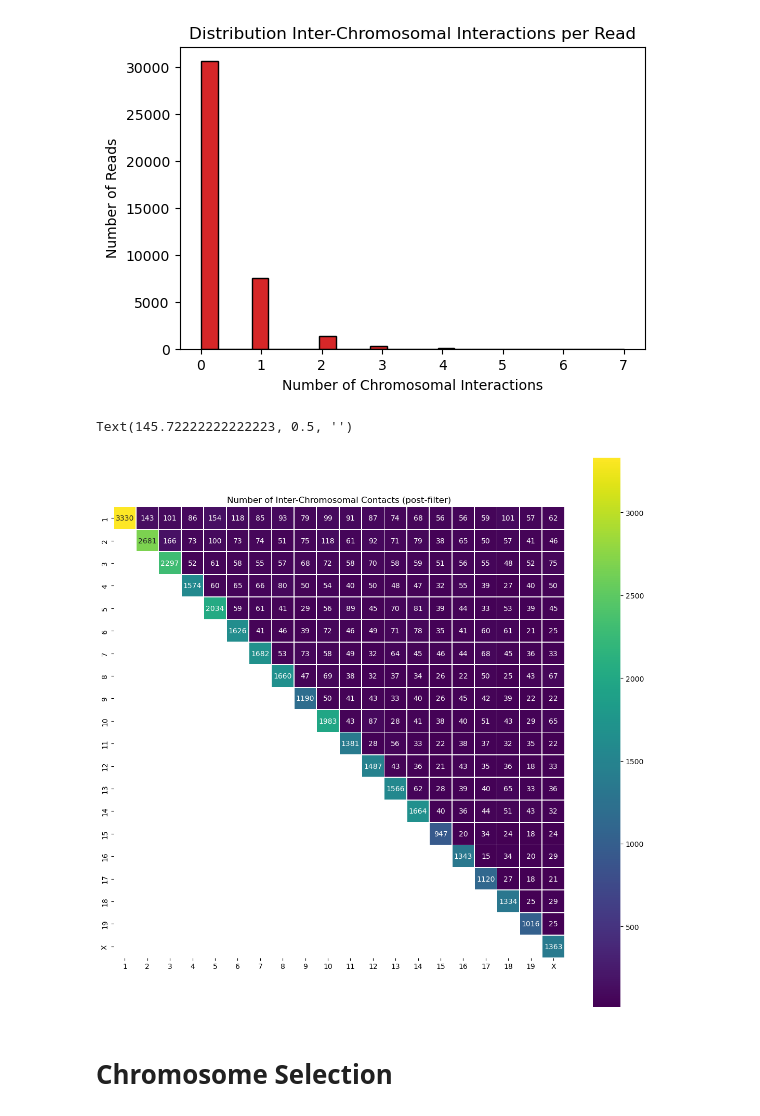
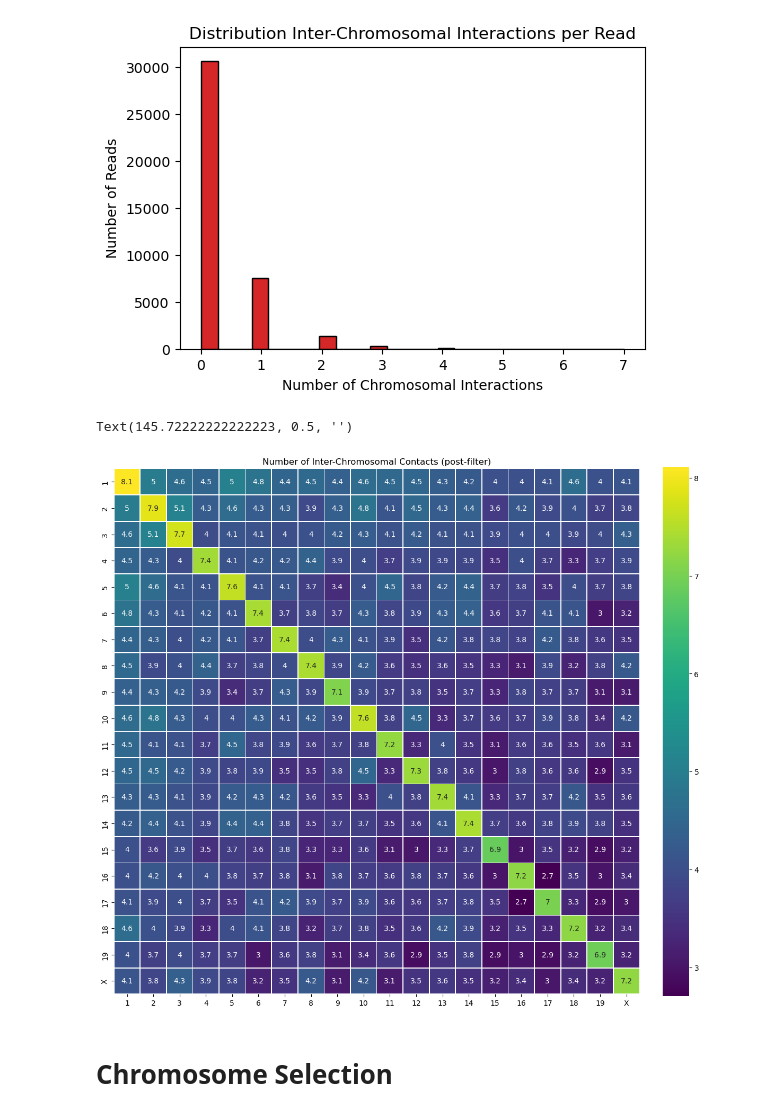
Before and after one commit to CooperStansbury/scPoreC-analysis, a Jupyter notebook: notebooks/single_chromosome_analysis.ipynb, the cells around one changed output. Cells and saved outputs as stored; diff of their text form; code cells hidden in the pictures.

Commit message:
reorganize filters and utils; clean summaries

```diff
--- a/notebooks/single_chromosome_analysis.ipynb
+++ b/notebooks/single_chromosome_analysis.ipynb
@@ -515,17 +375,8 @@ assembly
 | 20 | Y | 91455967 | CM001014.3 | NC_000087.8 | 2723414844 | 2631958877 |
 # %%
 # filter out non-chromosomal sections of the genome
-
-def chromosomalFilter(df, assembly):
-    allChromosomes = assembly['RefSeq accession'].str.strip().to_list()
-
-    mask = (df['align1_chrom'].isin(allChromosomes)) & (df['align2_chrom'].isin(allChromosomes))
-    df = df[mask].reset_index()
-    return df
-
-
 print(f"{df.shape=}")
-df = chromosomalFilter(df, assembly)
+df = filters.chromosomalFilter(df, assembly)
 currentRecords = df.shape[0]
 print(f"{df.shape=}")
 print(f"{currentRecords/totalRecords=:.4f}")
@@ -535,14 +386,8 @@ df.shape=(55040, 46)
 currentRecords/totalRecords=0.0052
 # %%
 # remove y chrom (these are male mice)
-
-def removeYChrom(df):
-    mask = (df['align1_chrom'] == 'NC_000087.8') | (df['align2_chrom'] == 'NC_000087.8')
-    df = df[~mask].reset_index(drop=True)
-    return df
-
 print(f"{df.shape=}")
-df = removeYChrom(df)
+df = filters.removeYChrom(df)
 currentRecords = df.shape[0]
 print(f"{df.shape=}")
 print(f"{currentRecords/totalRecords=:.4f}")
@@ -610,8 +469,9 @@ def genomeWideBins(df, assembly, scale=1000000):
     return df, bins
 
 
-
-df, genomeBins = genomeWideBins(df, assembly)
+scale=1000000 # 1MB
+# scale=10000000 # 10MB
+df, genomeBins = genomeWideBins(df, assembly, scale)
 print('genome-wide binning done.')
 # %% [output]
 genome-wide binning done.
@@ -746,8 +609,6 @@ Text(0, 0.5, 'Number of Reads')
 [figure]
 # %%
 grped = df.groupby(['align1_chrom', 'align2_chrom'])['read_name'].nunique().reset_index()
-
-
 
 refseq2Chrom = pd.Series(assembly['Chromosome'].values, index=assembly['RefSeq accession'].str.strip()).to_dict()
 
@@ -755,44 +616,40 @@ grped['align1_chromName'] = grped['align1_chrom'].astype(str).map(refseq2Chrom)
 grped['align2_chromName'] = grped['align2_chrom'].astype(str).map(refseq2Chrom)
 
 # drop zero-value counts (because the chrom is a category data type)
 
 grped = grped[grped['read_name'] > 0].reset_index()
 
 chromChrom = grped.pivot(index='align1_chromName', columns=['align2_chromName'])['read_name']
 
-# chromChrom = np.log(chromChrom) # log scale
+chromChrom = np.log(chromChrom) # log scale
 chromChrom = chromChrom.fillna(0)
 
 
 # sort the chromosomes
 chromOrder = list(refseq2Chrom.values())[:-1]
 chromChrom = chromChrom[chromOrder]
 chromChrom = chromChrom.reindex(chromOrder)
 
-
-mask = np.zeros_like(chromChrom)
-mask[np.tril_indices_from(mask, k=-1)] = True
-
+# make symmetric
+chromChrom = chromChrom + chromChrom.T - np.diag(np.diag(chromChrom))
 
 plt.rcParams['figure.dpi'] = 100
 plt.rcParams['figure.figsize'] = 14, 14
 
 sns.heatmap(chromChrom,
             annot=True,
-            fmt='g',
+            fmt='.2g',
             cmap='viridis',
             linewidths=.5,
-            mask=mask,
-            square=True)
-
-
+            square=True,
+            cbar_kws={'fraction':0.046, 'pad':0.04})
 
 plt.title('Number of Inter-Chromosomal Contacts (post-filter)')
 plt.xlabel('')
 plt.ylabel('')
 # %% [output]
 Text(145.72222222222223, 0.5, '')
-[figure, old version]
+[figure, new version]
 # %%
 break
 # %% [markdown]
```
Also changed, not shown: parts of 43 cells of this notebook, 3 other files.
